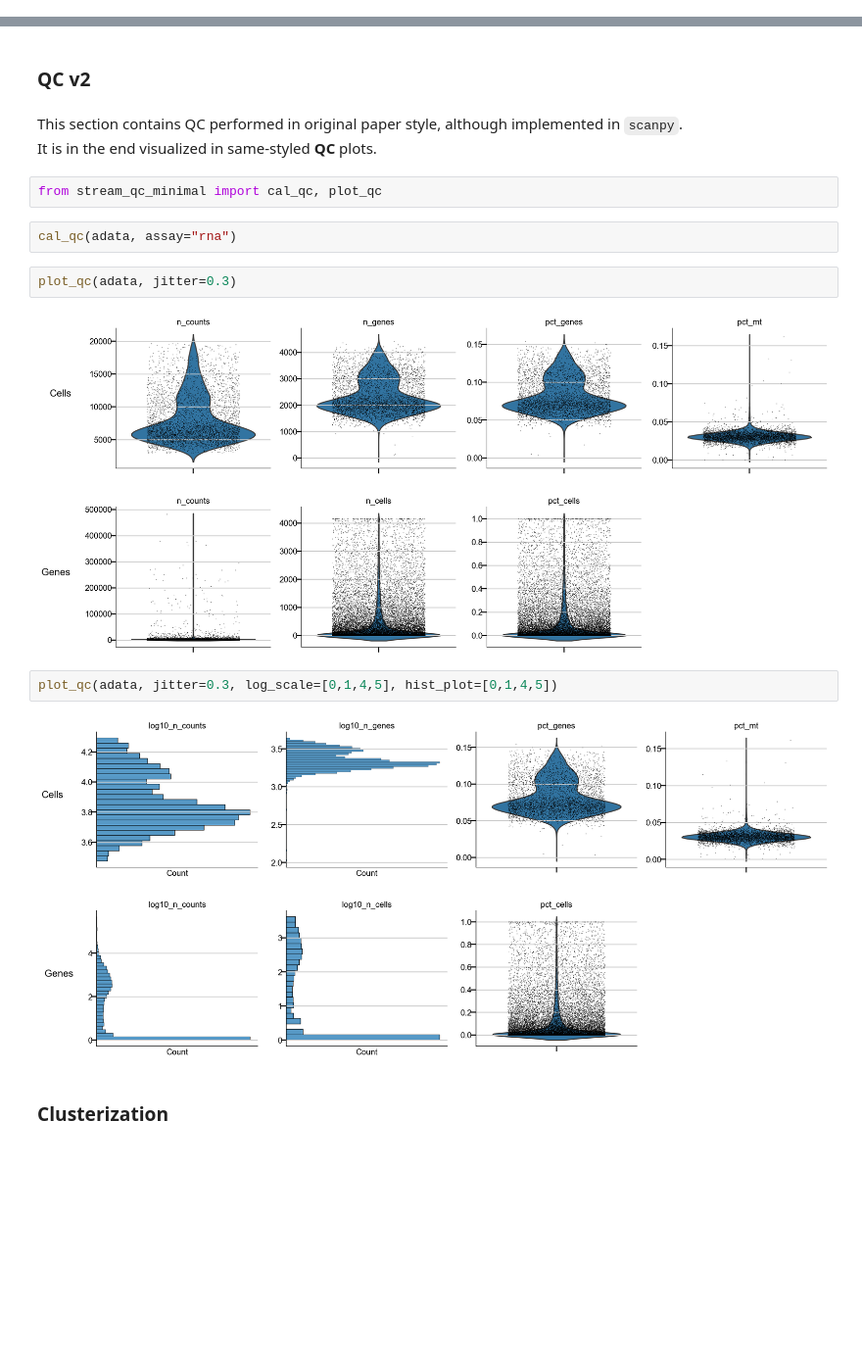
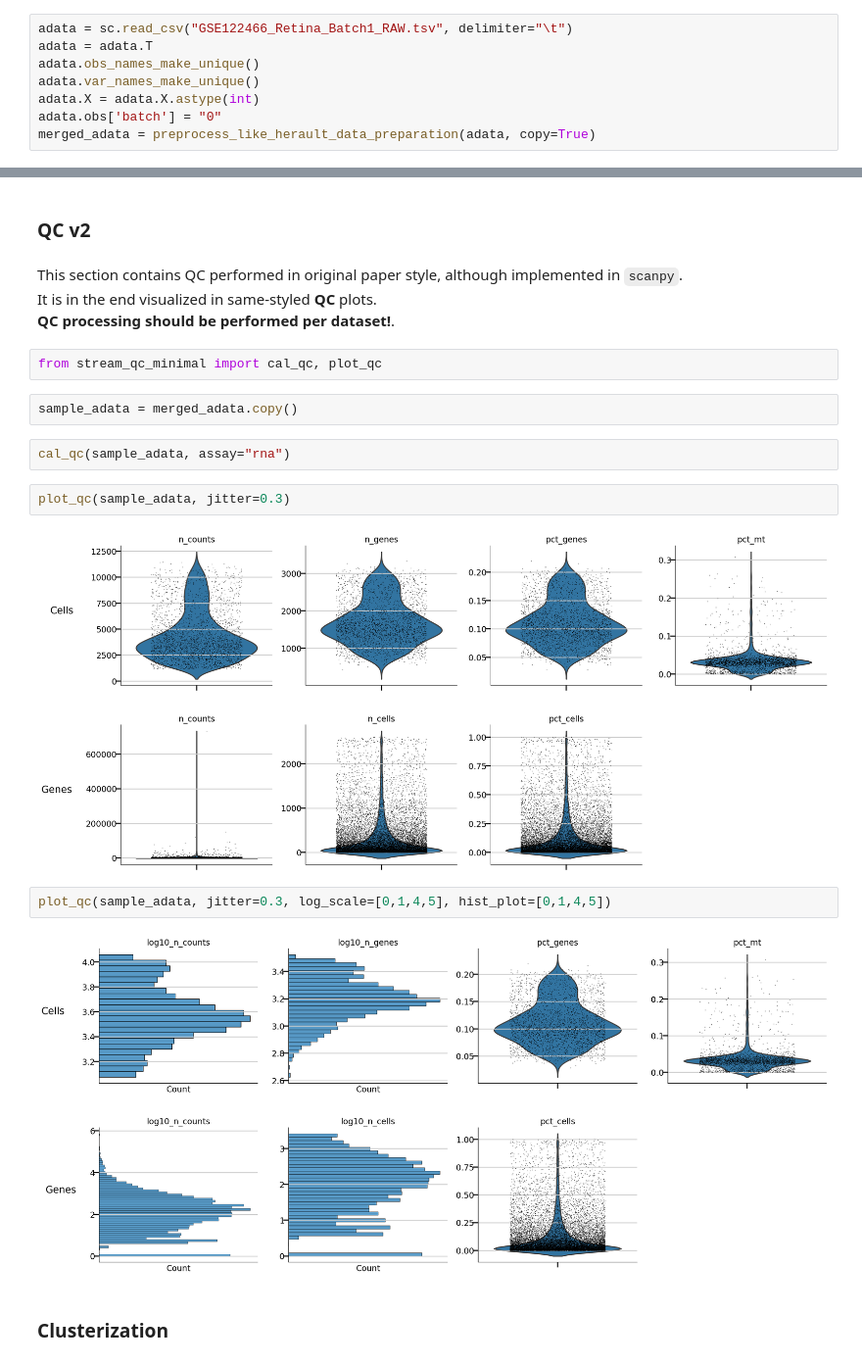
Before and after one commit to jktmal/scBoolNet, a Jupyter notebook: 0. Data Preprocessing.ipynb, the cells around one changed output, grey strips where cells are left out. Shown at 98% size. Cells and saved outputs as stored; diff of their text form; blank space fills up the shorter version.

Commit message:
added dedicated section for single-dataset retinal data loading

```diff
--- a/0. Data Preprocessing.ipynb
+++ b/0. Data Preprocessing.ipynb
@@ -298,0 +360,8 @@ AnnData object with n_obs × n_vars = 14915 × 28692
+# %%
+adata = sc.read_csv("GSE122466_Retina_Batch1_RAW.tsv", delimiter="\t")
+adata = adata.T
+adata.obs_names_make_unique()
+adata.var_names_make_unique()
+adata.X = adata.X.astype(int)
+adata.obs['batch'] = "0"
+merged_adata = preprocess_like_herault_data_preparation(adata, copy=True)
@@ -305,18 +376,21 @@ merged_adata.to_df().to_csv(cfg.path("merged_csv"))
 # %% [markdown]
 This section contains QC performed in original paper style, although implemented in `scanpy`.
 It is in the end visualized in same-styled **QC** plots.
+**QC processing should be performed per dataset!**.
 # %%
 from stream_qc_minimal import cal_qc, plot_qc
+# %%
+sample_adata = merged_adata.copy()
 # %%
-cal_qc(adata, assay="rna")
+cal_qc(sample_adata, assay="rna")
 # %%
-plot_qc(adata, jitter=0.3)
+plot_qc(sample_adata, jitter=0.3)
 # %% [output]
-[figure, old version]
+[figure, new version]
 # %%
-plot_qc(adata, jitter=0.3, log_scale=[0,1,4,5], hist_plot=[0,1,4,5])
+plot_qc(sample_adata, jitter=0.3, log_scale=[0,1,4,5], hist_plot=[0,1,4,5])
 # %% [output]
-[figure, old version]
+[figure, new version]
 # %% [markdown]
 ### Clusterization
 # %%
```
Also changed, not shown: parts of 28 cells of this notebook.
